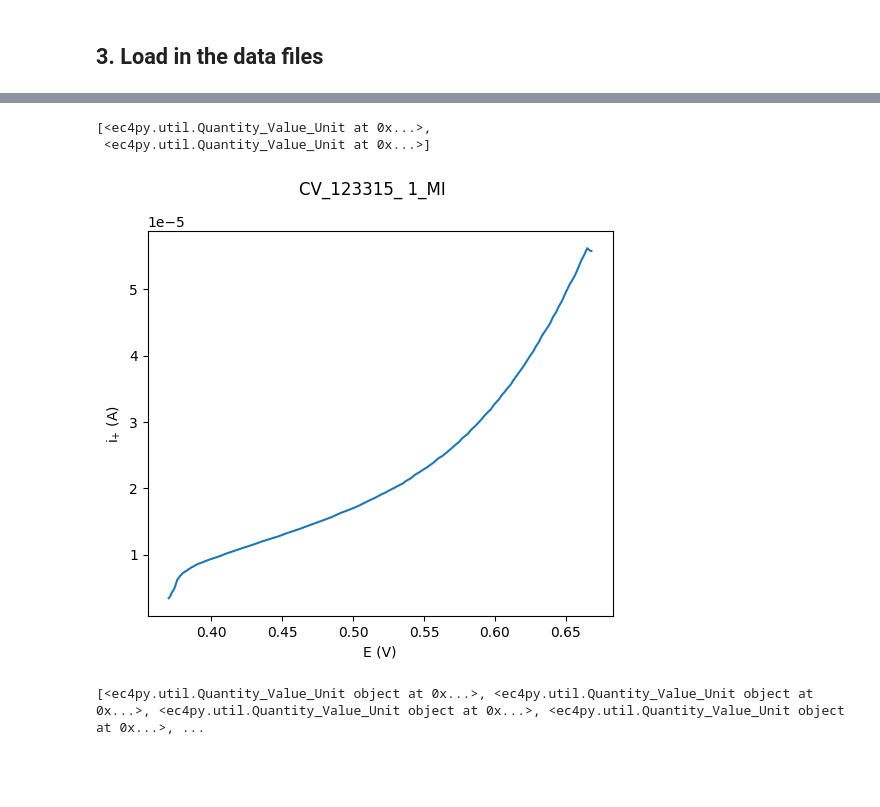
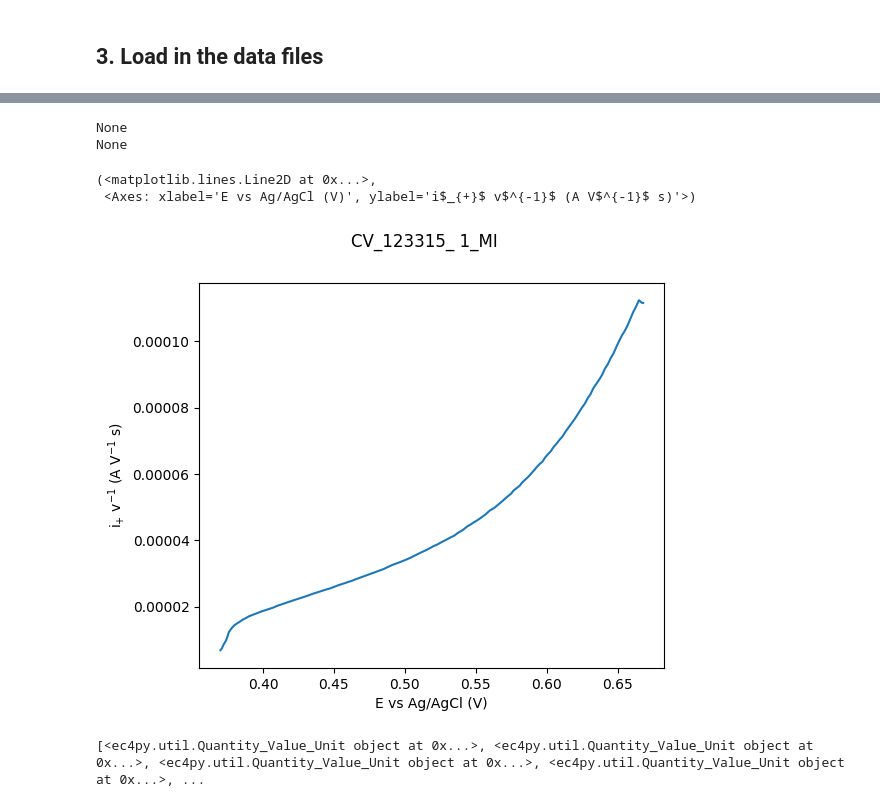
Before and after one commit to NordicEC/EC4py, a Jupyter notebook: dev/CV_Datas/MWE_CV_Datas_1_capacitance.ipynb, the cells around one changed output, grey strips where cells are left out. Saved outputs shown, nothing was run; the diff lists cells and outputs as text; code cells hidden in the pictures; blank space fills up the shorter version.

Commit message:
rates

```diff
--- a/dev/CV_Datas/MWE_CV_Datas_1_capacitance.ipynb
+++ b/dev/CV_Datas/MWE_CV_Datas_1_capacitance.ipynb
@@ -58,12 +57,14 @@ No artists with labels found to put in legend.  Note that artists whose label st
 # %%
 b=a[1].get_sweep(POS)
-b.plot()
-
-a[1].get_i_at_E(1.3,RHE)
+print(b.norm(RATE))
+print(b.norm(POS))
+b.plot(POS)
 # %% [output]
-[<ec4py.util.Quantity_Value_Unit at 0x...>,
- <ec4py.util.Quantity_Value_Unit at 0x...>]
+None
+None
+(<matplotlib.lines.Line2D at 0x...>,
+ <Axes: xlabel='E vs Ag/AgCl (V)', ylabel='i$_{+}$ v$^{-1}$ (A V$^{-1}$ s)'>)
-[figure, old version]
+[figure, new version]
 # %%
 k,i=a.get_i_at_E(0.5,RHE)
 print(i)
```
Also changed, not shown: parts of 8 cells of this notebook, 11 other files.
